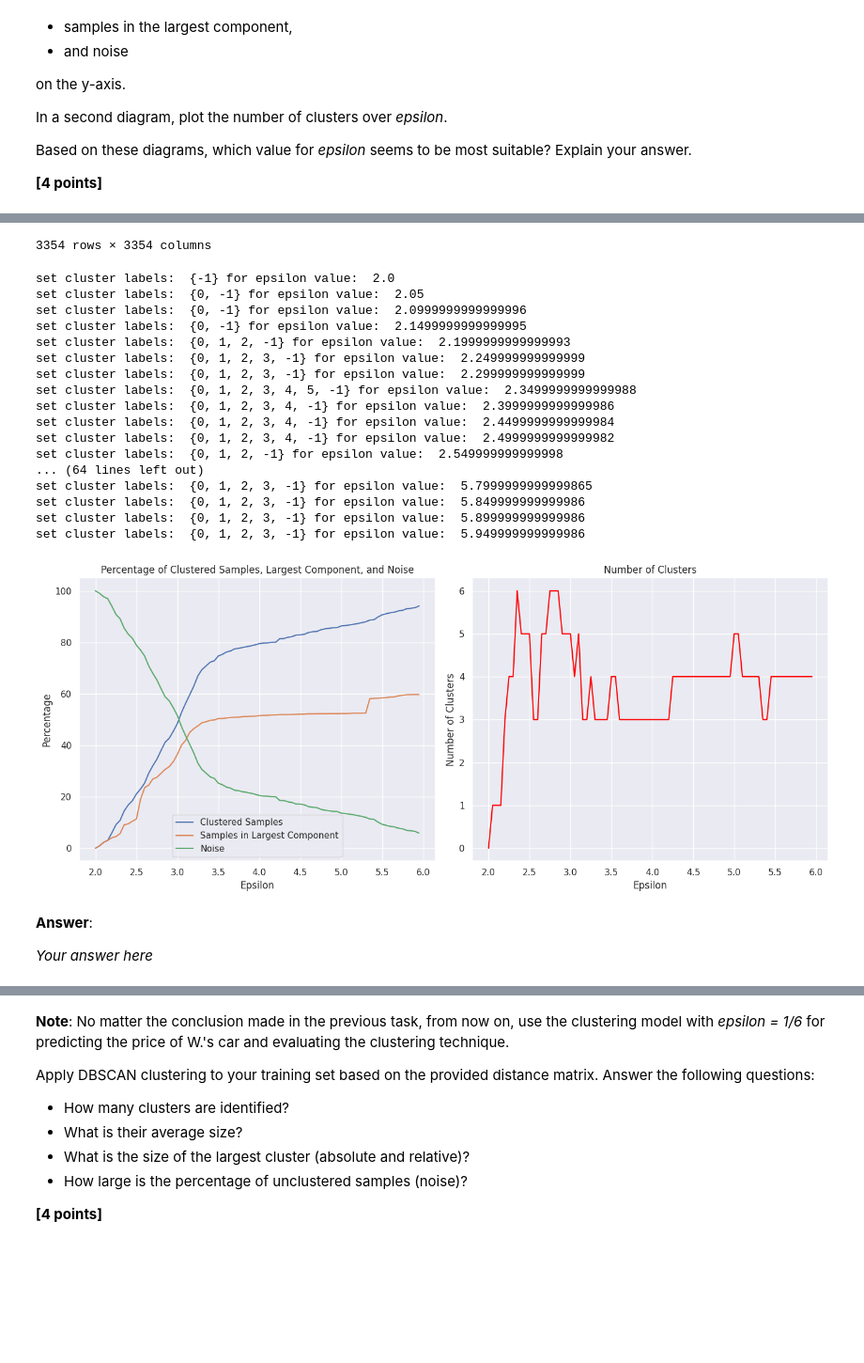
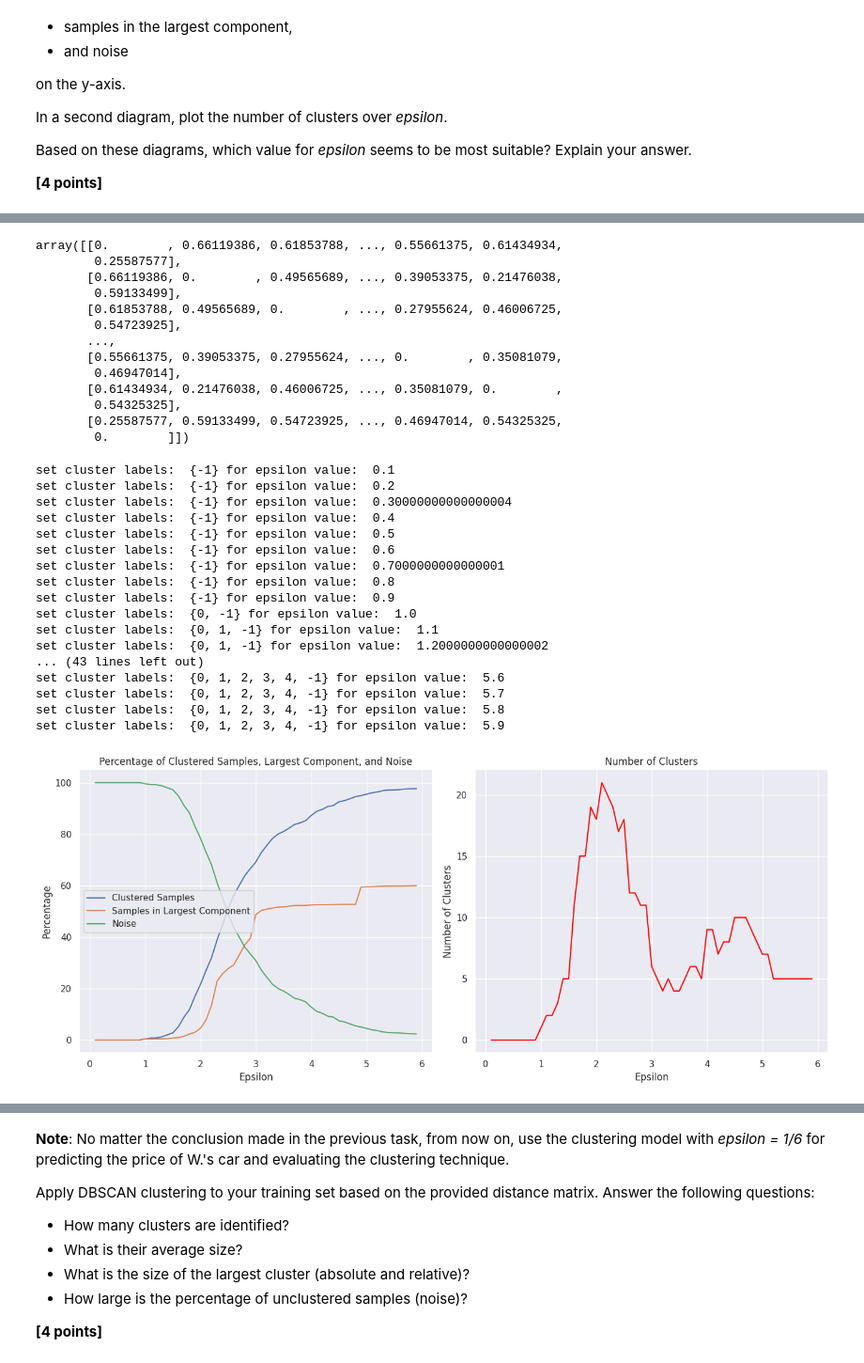
Before and after one commit to sillyduckyluck/IDS_Winning_team, a Jupyter notebook: Part_1/IDS_WS23_Assignment_part_1-student_updated.ipynb, the cells around one changed output, grey strips where cells are left out. Shown at 94% size. Cells and saved outputs as stored; diff of their text form; code cells hidden in the pictures; blank space fills up the shorter version.

```diff
--- a/Part_1/IDS_WS23_Assignment_part_1-student_updated.ipynb
+++ b/Part_1/IDS_WS23_Assignment_part_1-student_updated.ipynb
@@ -620,9 +651,10 @@ print(distance_matrix_df)
 # %%
 # load the new distance matrix
 #read in the distance.txt
-distance_matrix_df = pd.read_csv('distance.txt', header=None)
-
+#distance_matrix_df = pd.read_csv('distance.txt', header=None)
+# load the new distance matrix
+distance_matrix_df = np.genfromtxt("distance.txt", delimiter=",")
 print(distance_matrix_df)
 
-print(distance_matrix_df.size)
+print()
 # %% [output]
@@ -657,17 +679,15 @@ from sklearn import cluster
 
 # Calculate minPts
 num_features = len(categorical_features) + len(numerical_features)
-min_pts = 2 * num_features
-
+min_pts = 12
 # k = minPts - 1, then calculate distances to n nearest neighbors
-n_neighbors = num_features * 2 - 1
+n_neighbors = min_pts - 1
 
 nn = NearestNeighbors(n_neighbors=n_neighbors)
 nn_fit = nn.fit(distance_matrix_df)
 distances, indices = nn_fit.kneighbors(distance_matrix_df)
 
 print(indices)
-
 
 
 # First, Sort the distances, and then plot the k-distance graph
@@ -712,7 +732,7 @@ import sklearn as sk
 epsilon_values = np.arange(2, 6, 0.05)
 
 #the assignment wants us to plot epsilon between (.1, .2, 0.01) but for me this results in only one cluster existing!!!
-#epsilon_values = np.arange(.1, .2, 0.01)
+epsilon_values = np.arange(.1, 6, 0.1)
 
 # for results calculated in the BIG BOI loop
 percentage_clustered = []
@@ -743,10 +763,10 @@ for epsilon in epsilon_values:
     percentage_noise.append(num_noise / total_samples * 100)
     num_clusters_list.append(num_clusters)
 
-# Plotting
+
 plt1 = plt.figure(figsize=(14, 6))
 
-# Plot 1: Percentages
+# Percentages
 plt.subplot(1, 2, 1)
 plt.plot(epsilon_values, percentage_clustered, label='Clustered Samples')
 plt.plot(epsilon_values, percentage_largest_component, label='Samples in Largest Component')
@@ -756,7 +776,7 @@ plt.xlabel('Epsilon')
 plt.ylabel('Percentage')
 plt.legend()
 
-# Plot 2: Number of clusters
+# Number of clusters
 plt.subplot(1, 2, 2)
 plt.plot(epsilon_values, num_clusters_list, label='Number of Clusters', color='red')
 plt.title('Number of Clusters')
@@ -780,23 +788,31 @@ plt.show()
-3354 rows × 3354 columns
+array([[0.        , 0.66119386, 0.61853788, ..., 0.55661375, 0.61434934,
+        0.25587577],
+       [0.66119386, 0.        , 0.49565689, ..., 0.39053375, 0.21476038,
+        0.59133499],
+       [0.61853788, 0.49565689, 0.        , ..., 0.27955624, 0.46006725,
+        0.54723925],
+       ...,
+       [0.55661375, 0.39053375, 0.27955624, ..., 0.        , 0.35081079,
+        0.46947014],
+       [0.61434934, 0.21476038, 0.46006725, ..., 0.35081079, 0.        ,
+        0.54325325],
+       [0.25587577, 0.59133499, 0.54723925, ..., 0.46947014, 0.54325325,
+        0.        ]])
-set cluster labels:  {-1} for epsilon value:  2.0
-set cluster labels:  {0, -1} for epsilon value:  2.05
-set cluster labels:  {0, -1} for epsilon value:  2.0999999999999996
-set cluster labels:  {0, -1} for epsilon value:  2.1499999999999995
-set cluster labels:  {0, 1, 2, -1} for epsilon value:  2.1999999999999993
-set cluster labels:  {0, 1, 2, 3, -1} for epsilon value:  2.249999999999999
-set cluster labels:  {0, 1, 2, 3, -1} for epsilon value:  2.299999999999999
-set cluster labels:  {0, 1, 2, 3, 4, 5, -1} for epsilon value:  2.3499999999999988
-set cluster labels:  {0, 1, 2, 3, 4, -1} for epsilon value:  2.3999999999999986
-set cluster labels:  {0, 1, 2, 3, 4, -1} for epsilon value:  2.4499999999999984
-set cluster labels:  {0, 1, 2, 3, 4, -1} for epsilon value:  2.4999999999999982
-set cluster labels:  {0, 1, 2, -1} for epsilon value:  2.549999999999998
-... (64 lines left out)
-set cluster labels:  {0, 1, 2, 3, -1} for epsilon value:  5.7999999999999865
-set cluster labels:  {0, 1, 2, 3, -1} for epsilon value:  5.849999999999986
-set cluster labels:  {0, 1, 2, 3, -1} for epsilon value:  5.899999999999986
-set cluster labels:  {0, 1, 2, 3, -1} for epsilon value:  5.949999999999986
+set cluster labels:  {-1} for epsilon value:  0.1
+set cluster labels:  {-1} for epsilon value:  0.2
+set cluster labels:  {-1} for epsilon value:  0.30000000000000004
+set cluster labels:  {-1} for epsilon value:  0.4
+set cluster labels:  {-1} for epsilon value:  0.5
+set cluster labels:  {-1} for epsilon value:  0.6
+set cluster labels:  {-1} for epsilon value:  0.7000000000000001
+set cluster labels:  {-1} for epsilon value:  0.8
+set cluster labels:  {-1} for epsilon value:  0.9
+set cluster labels:  {0, -1} for epsilon value:  1.0
+set cluster labels:  {0, 1, -1} for epsilon value:  1.1
+set cluster labels:  {0, 1, -1} for epsilon value:  1.2000000000000002
+... (43 lines left out)
+set cluster labels:  {0, 1, 2, 3, 4, -1} for epsilon value:  5.6
+set cluster labels:  {0, 1, 2, 3, 4, -1} for epsilon value:  5.7
+set cluster labels:  {0, 1, 2, 3, 4, -1} for epsilon value:  5.8
+set cluster labels:  {0, 1, 2, 3, 4, -1} for epsilon value:  5.9
-[figure, old version]
+[figure, new version]
-# %% [markdown]
-**Answer**:
-
-*Your answer here*
```
Also changed, not shown: parts of 22 cells of this notebook.
